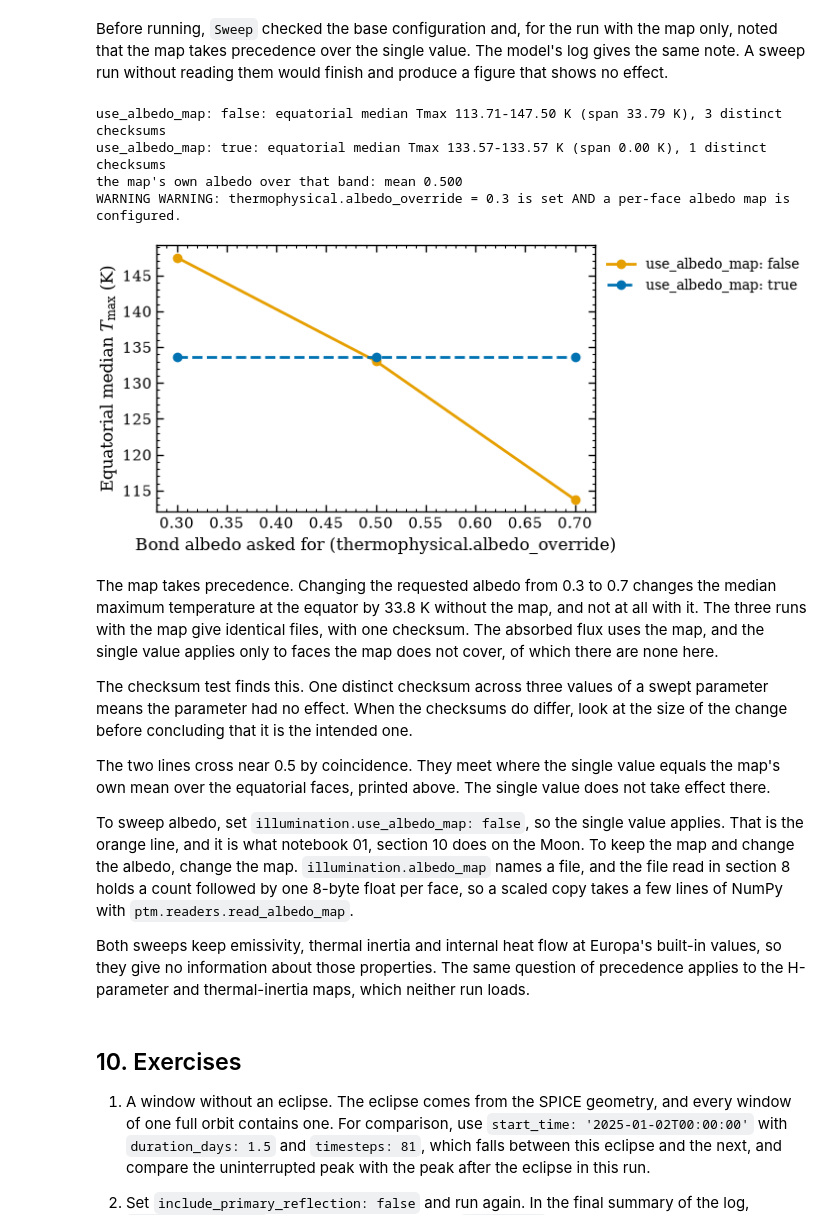
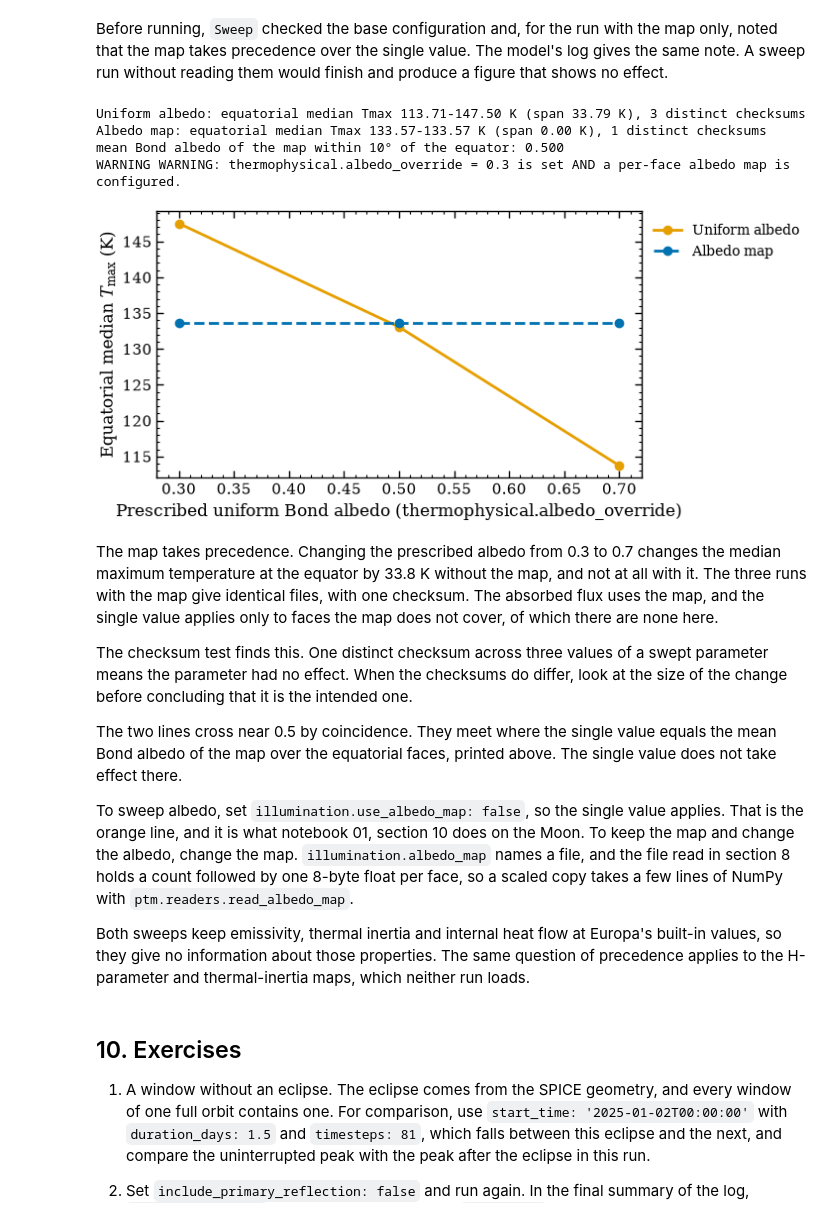
Before and after one commit to phayne/ptm3d, a Jupyter notebook: docs/tutorials/notebooks/02_europa_thermal.ipynb, the cells around one changed output. Drawn from its saved outputs; the diff is of its cells as text; code cells hidden in the pictures.

```diff
--- a/docs/tutorials/notebooks/02_europa_thermal.ipynb
+++ b/docs/tutorials/notebooks/02_europa_thermal.ipynb
@@ -505,30 +505,30 @@ sweep run without reading them would finish and produce a figure that shows no e
 # %%
 import hashlib
 
 eq = np.abs(lat) < 10.0
 fig, ax = plt.subplots(figsize=(plots.DOUBLE_W, 3.2), layout="constrained")
-for sweep, style, label in ((uniform, dict(color=plots.ORANGE, ls="-"), "use_albedo_map: false"),
-                            (with_map, dict(color=plots.BLUE, ls="--"), "use_albedo_map: true")):
+for sweep, style, label in ((uniform, dict(color=plots.ORANGE, ls="-"), "Uniform albedo"),
+                            (with_map, dict(color=plots.BLUE, ls="--"), "Albedo map")):
     y = sweep.collect(lambda r: float(np.median(r.stat("temperature", "max")[eq])))
     seen = {hashlib.md5((pt.dir / "statistics" / "temperature_max.bin").read_bytes()
                         ).hexdigest() for pt in sweep.points}
     ax.plot(sweep.values("albedo"), y, marker="o", **style, label=label)
     print(f"{label}: equatorial median Tmax {y.min():.2f}-{y.max():.2f} K "
           f"(span {y.max() - y.min():.2f} K), {len(seen)} distinct checksums")
-print(f"the map's own albedo over that band: mean {albedo[eq].mean():.3f}")
+print(f"mean Bond albedo of the map within 10° of the equator: {albedo[eq].mean():.3f}")
 print(next(l for l in (with_map.points[0].dir / "engine.log").read_text().splitlines()
            if "albedo map is configured" in l))
-ax.set_xlabel("Bond albedo asked for (thermophysical.albedo_override)")
+ax.set_xlabel("Prescribed uniform Bond albedo (thermophysical.albedo_override)")
 ax.set_ylabel(r"Equatorial median $T_\mathrm{max}$ (K)")
 ax.legend(loc="upper left", bbox_to_anchor=(1.0, 1.0));
 # %% [output]
-use_albedo_map: false: equatorial median Tmax 113.71-147.50 K (span 33.79 K), 3 distinct checksums
-use_albedo_map: true: equatorial median Tmax 133.57-133.57 K (span 0.00 K), 1 distinct checksums
-the map's own albedo over that band: mean 0.500
+Uniform albedo: equatorial median Tmax 113.71-147.50 K (span 33.79 K), 3 distinct checksums
+Albedo map: equatorial median Tmax 133.57-133.57 K (span 0.00 K), 1 distinct checksums
+mean Bond albedo of the map within 10° of the equator: 0.500
 WARNING WARNING: thermophysical.albedo_override = 0.3 is set AND a per-face albedo map is configured.
-[figure, old version]
+[figure, new version]
 # %% [markdown]
-The map takes precedence. Changing the requested albedo from 0.3 to 0.7 changes the median
+The map takes precedence. Changing the prescribed albedo from 0.3 to 0.7 changes the median
 maximum temperature at the equator by 33.8 K without the map, and not at all with it. The three
 runs with the map give identical files, with one checksum. The absorbed flux uses the map, and the
 single value applies only to faces the map does not cover, of which there are none here.
@@ -537,8 +537,8 @@ The checksum test finds this. One distinct checksum across three values of a swe
 the parameter had no effect. When the checksums do differ, look at the size of the change before
 concluding that it is the intended one.
 
-The two lines cross near 0.5 by coincidence. They meet where the single value equals the map's own
-mean over the equatorial faces, printed above. The single value does not take effect there.
+The two lines cross near 0.5 by coincidence. They meet where the single value equals the mean Bond
+albedo of the map over the equatorial faces, printed above. The single value does not take effect there.
 
 To sweep albedo, set `illumination.use_albedo_map: false`, so the single value applies. That is
 the orange line, and it is what notebook 01, section 10 does on the Moon. To keep the map and
```
Also changed, not shown: parts of 4 cells of this notebook, 9 other files.
